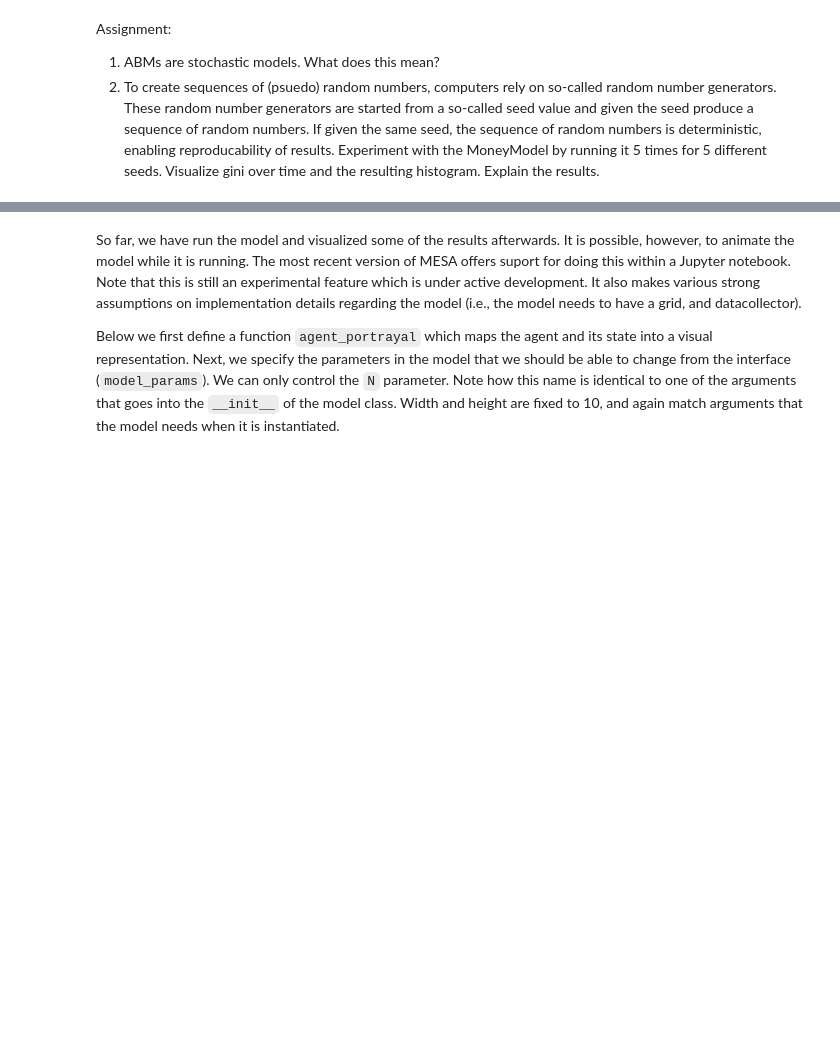
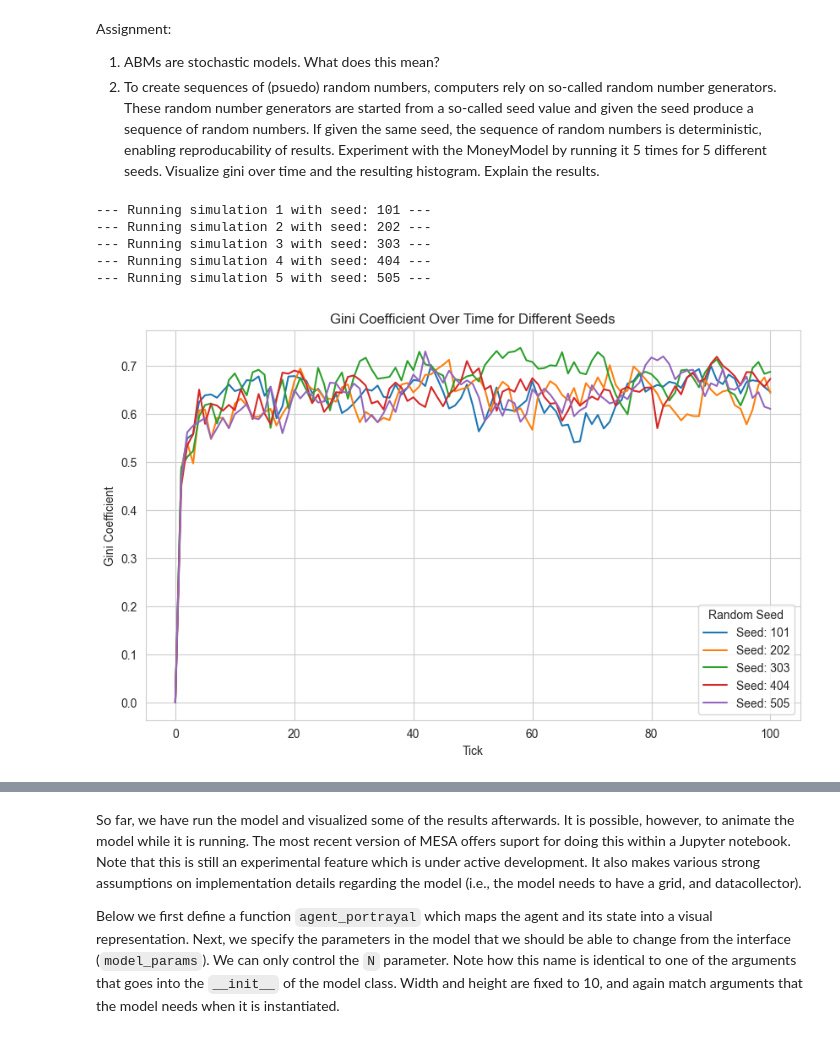
Before and after one commit to msmiddelhoff/EPA123a_open, a Jupyter notebook: week_1/2. Introduction to MESA.ipynb, the cells around one changed output, grey strips where cells are left out. Saved outputs shown, nothing was run; the diff lists cells and outputs as text; code cells hidden in the pictures; blank space fills up the shorter version.

```diff
--- a/week_1/2. Introduction to MESA.ipynb
+++ b/week_1/2. Introduction to MESA.ipynb
@@ -164,0 +185,47 @@ Assignment:
+# %%
+import pandas as pd # Import for easier data handling
+
+for run_number, seed in enumerate(SEEDS):
+    print(f"--- Running simulation {run_number + 1} with seed: {seed} ---")
+
+    # 1. Instantiate the model with a specific seed
+    model = MoneyModel(n=N_AGENTS, width=WIDTH, height=HEIGHT, seed=seed)
+
+    # 2. Run the model for a number of ticks
+    for _ in range(N_TICKS):
+        model.step()
+
+    # 3. Collect and store the results
+
+    # Get the Gini data (model-level reporter)
+    gini_df = model.datacollector.get_model_vars_dataframe()
+    gini_results[seed] = gini_df['Gini']
+
+    # Get the final wealth distribution (agent-level reporter)
+    # The last row of the agent dataframe corresponds to the final step (N_TICKS - 1)
+    final_step = N_TICKS - 1
+    final_wealth = model.datacollector.get_agent_vars_dataframe().loc[final_step, "Wealth"]
+    final_wealth_distributions[seed] = final_wealth
+# %% [output]
+--- Running simulation 1 with seed: 101 ---
+--- Running simulation 2 with seed: 202 ---
+--- Running simulation 3 with seed: 303 ---
+--- Running simulation 4 with seed: 404 ---
+--- Running simulation 5 with seed: 505 ---
+# %%
+import matplotlib.pyplot as plt
+import seaborn as sns
+
+sns.set_style('whitegrid')
+plt.figure(figsize=(10, 6))
+
+for seed, gini_series in gini_results.items():
+    plt.plot(gini_series, label=f'Seed: {seed}')
+
+plt.title('Gini Coefficient Over Time for Different Seeds')
+plt.xlabel('Tick')
+plt.ylabel('Gini Coefficient')
+plt.legend(title='Random Seed')
+plt.show()
+# %% [output]
+[figure, added]
```
Also changed, not shown: parts of 6 cells of this notebook, 4 other files.
